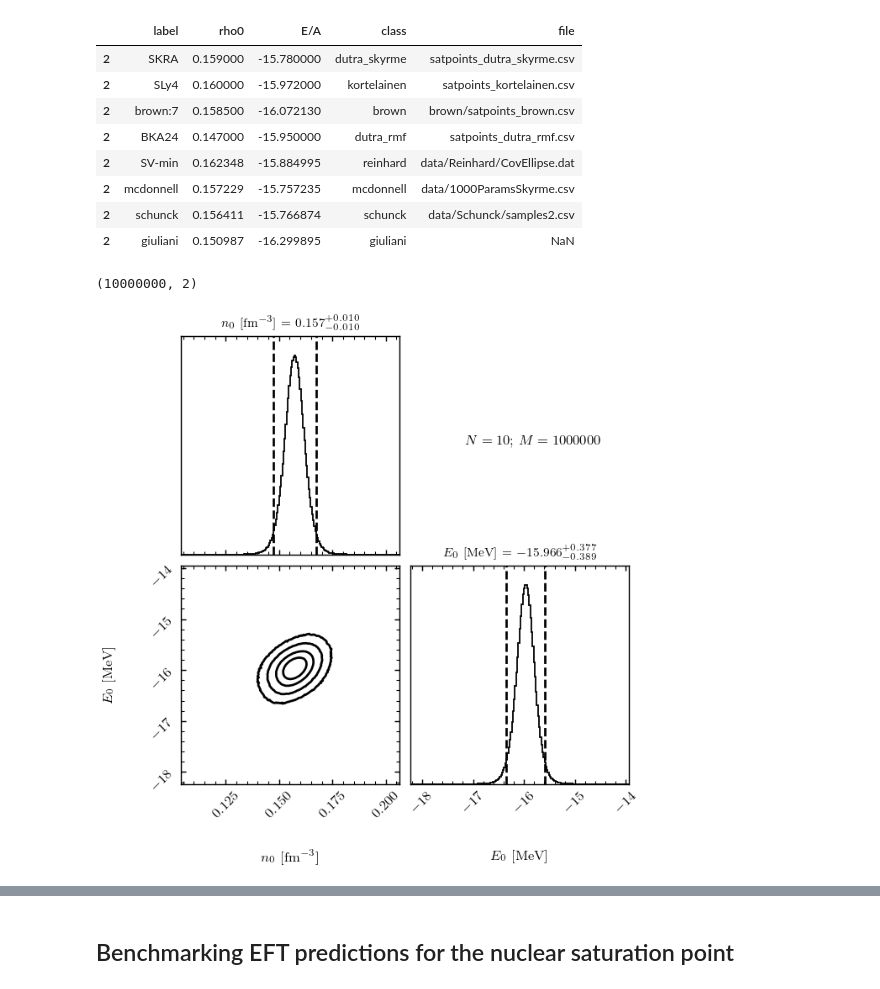
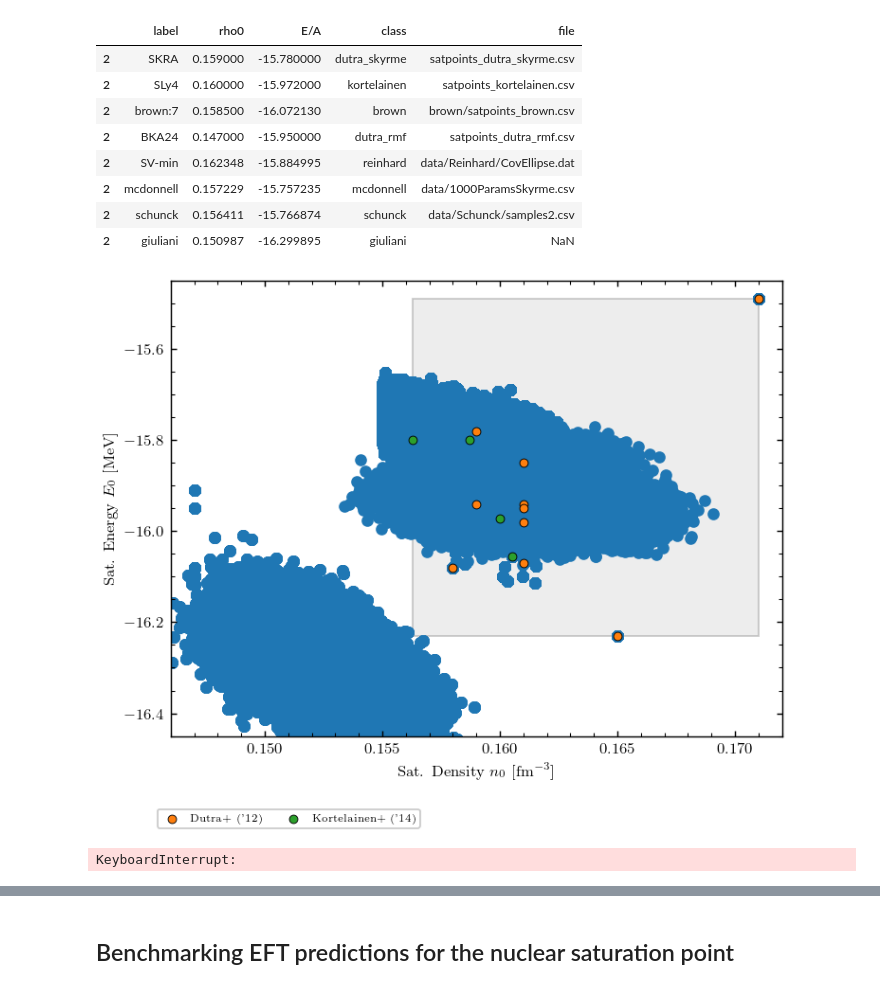
Before and after one commit to cdrischler/nuclear_saturation, a Jupyter notebook: analysis_conjugate_priors.ipynb, the cells around one changed output, grey strips where cells are left out. Cells and saved outputs as stored; diff of their text form; code cells hidden in the pictures.

```diff
--- a/analysis_conjugate_priors.ipynb
+++ b/analysis_conjugate_priors.ipynb
@@ -333,7 +383,7 @@ analysis.mc_run_scenario(scenario=scenario5,
 num_real = 1000000
 dframes = []
 for dset in scenario3.datasets:
-    dframes.append(dset.sample(num_points=num_real).reset_index(drop=True))
+    dframes.append(dset.sample(num_points=num_real, replace=True).reset_index(drop=True))
     # print(dset.set_specifier)
 # res = pd.concat(dframes).sort_index().reset_index(drop=True)
 res = dict(tuple(pd.concat(dframes).groupby(level=0)))
@@ -348,14 +398,21 @@ res[2]
 | 2 | mcdonnell | 0.157229 | -15.757235 | mcdonnell | data/1000ParamsSkyrme.csv |
 | 2 | schunck | 0.156411 | -15.766874 | schunck | data/Schunck/samples2.csv |
 | 2 | giuliani | 0.150987 | -16.299895 | giuliani | NaN |
+# %%
+dd = pd.concat(dframes).sort_index().reset_index(drop=True)
+fig, ax = plt.subplots(1,1)
+ax.scatter(dd["rho0"], dd["E/A"])
+drischler_satbox.plot(ax=ax, plot_box_estimate=True, legend_out_of_frame=False, annotate=False)
+# %% [output]
+[figure, added]
 # %%
 from modules.StatisticalModel import StatisticalModel
 from tqdm import tqdm
 # pdf = matplotlib.backends.backend_pdf.PdfPages("pdf/test.pdf")
-N = 10
-M = 1000000
+N = 100000000 # 1000000
+M = 10
 samples = []
-for prior_set in used_prior_sets[:1]:
+for prior_set in used_prior_sets[1:2]:
     for i in tqdm(range(N)):
         model = StatisticalModel(data=res[i], prior_params=prior_set)
         samples.append(model.sample(num_samples=M))
@@ -387,10 +444,10 @@ fig = corner.corner(samples,
 # fig
 axs = np.array(fig.axes).reshape((2, 2))
 axs[0,1].text(0.25, 0.5, f"$N={N}$; $M={M}$")
+# axs[0,1].text(0.25, 0.25, f"$N={N}$; $M={M}$")
 fig.savefig(f"pdf/simple_impl_N_{N}_M_{M}.pdf")
 # %% [output]
-(10000000, 2)
+KeyboardInterrupt:
-[figure, removed]
 # %%
 mean = np.mean(samples, axis=0)
 mean[0] - np.percentile(samples[:,0], (1-use_level)/2*100)
```
Also changed, not shown: parts of 7 cells of this notebook.
